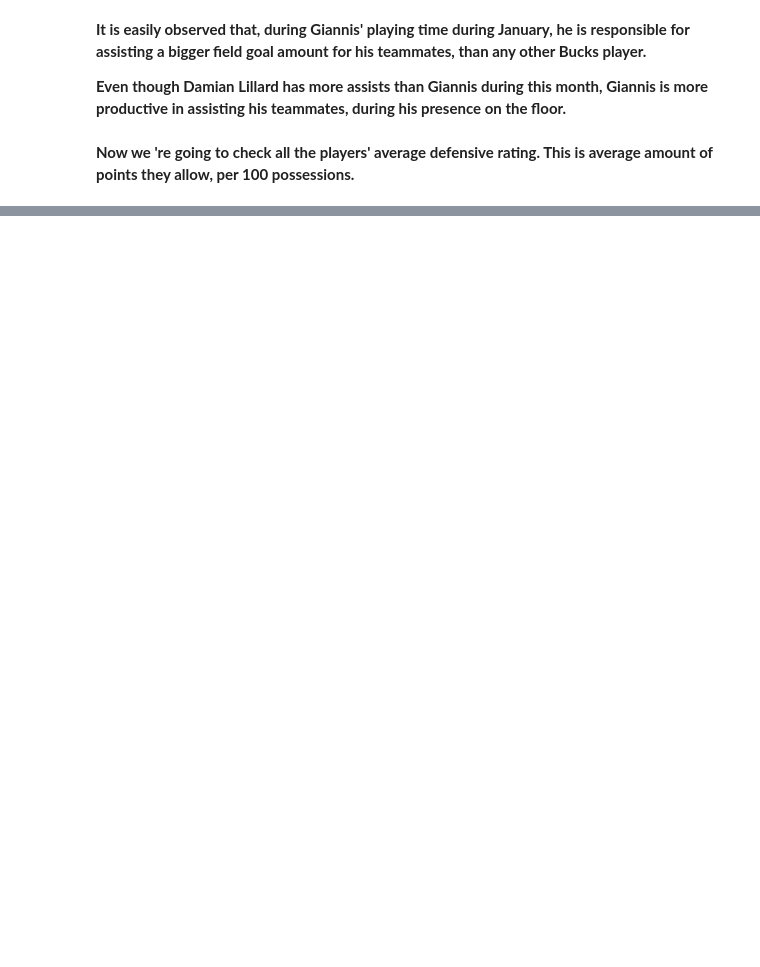
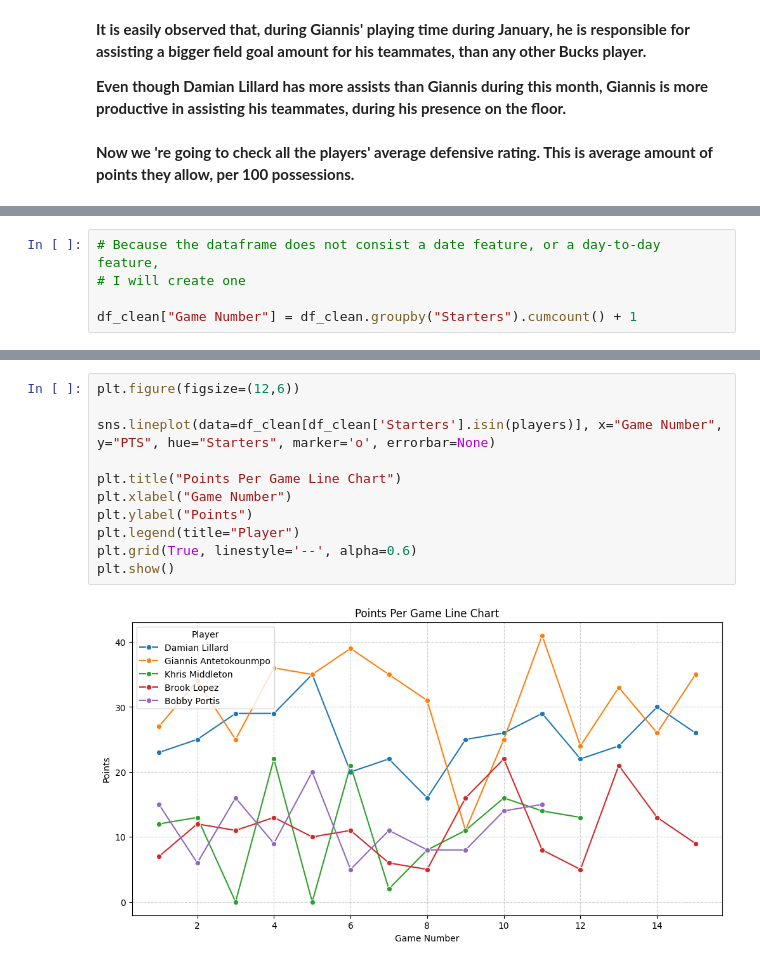
Before and after one commit to ChristosBellos/MyMachineLearningRepository, a Jupyter notebook: Basketball_Games_Analysis.ipynb, the cells around one changed output, grey strips where cells are left out. Drawn from its saved outputs; the diff is of its cells as text; blank space fills up the shorter version.

```diff
--- a/Basketball_Games_Analysis.ipynb
+++ b/Basketball_Games_Analysis.ipynb
@@ -587,0 +567,5 @@ Pat Connaughton - 116.80
+# %%
+# Because the dataframe does not consist a date feature, or a day-to-day feature,
+# I will create one
+
+df_clean["Game Number"] = df_clean.groupby("Starters").cumcount() + 1
@@ -587,0 +613,13 @@ Pat Connaughton - 116.80
+# %%
+plt.figure(figsize=(12,6))
+
+sns.lineplot(data=df_clean[df_clean['Starters'].isin(players)], x="Game Number", y="PTS", hue="Starters", marker='o', errorbar=None)
+
+plt.title("Points Per Game Line Chart")
+plt.xlabel("Game Number")
+plt.ylabel("Points")
+plt.legend(title="Player")
+plt.grid(True, linestyle='--', alpha=0.6)
+plt.show()
+# %% [output]
+[figure, added]
```
Also changed, not shown: parts of 24 cells of this notebook.
